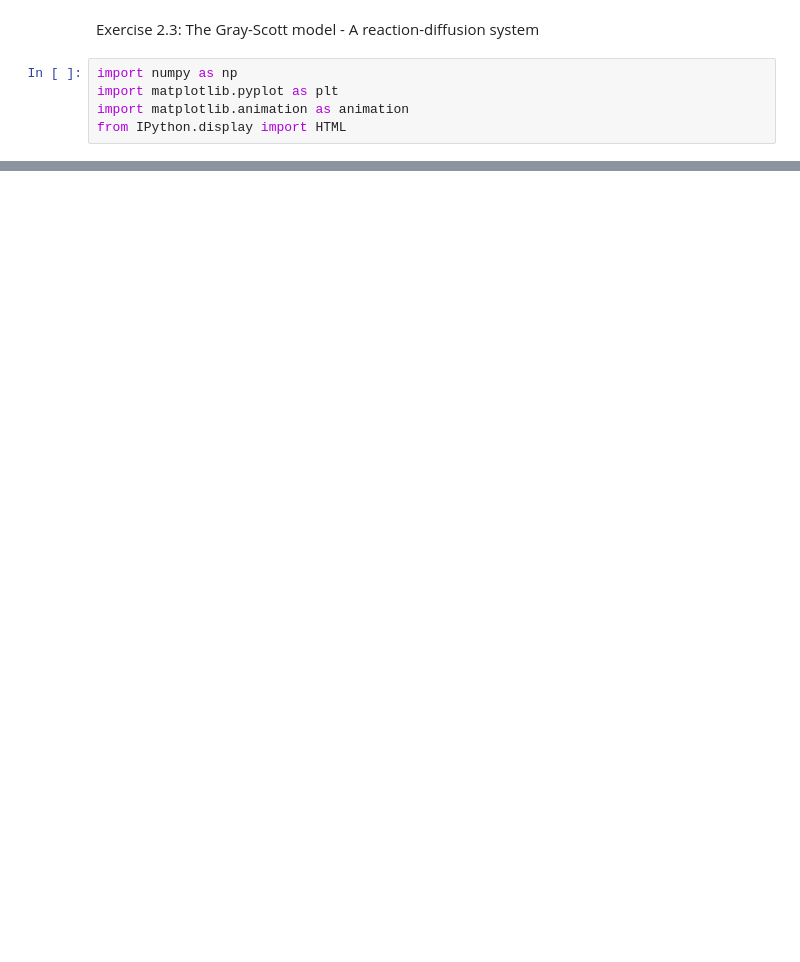
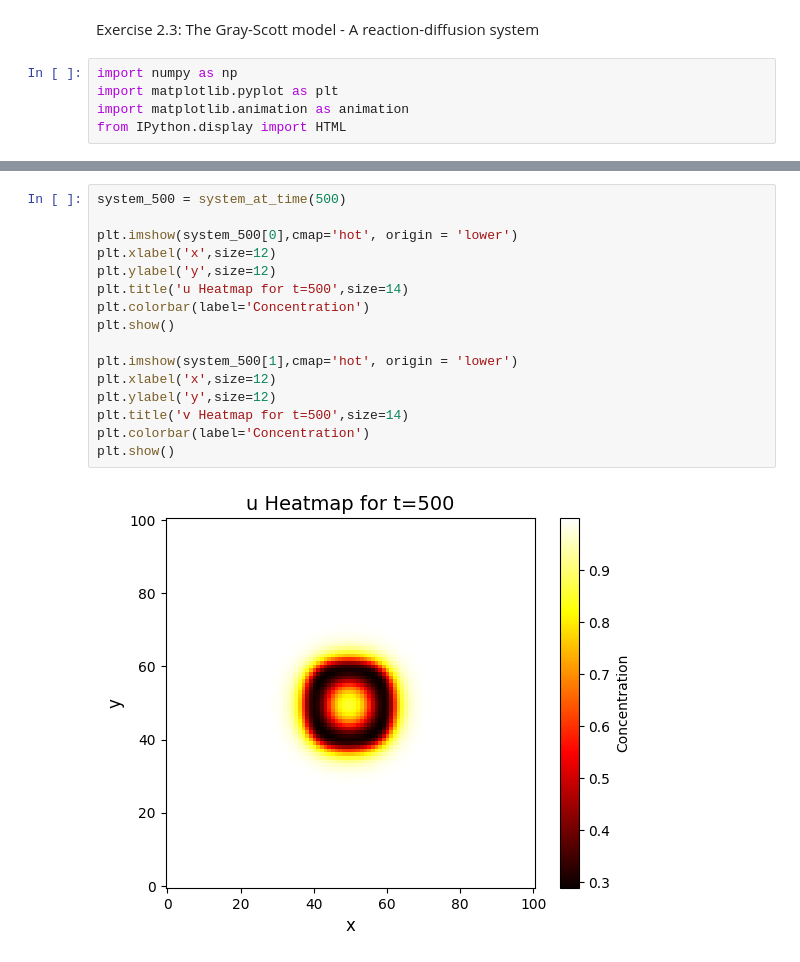
Before and after one commit to Marindevandijk/Scientific_Computing_Assignment2, a Jupyter notebook: ex2.3.ipynb, the cells around one changed output, grey strips where cells are left out. Drawn from its saved outputs; the diff is of its cells as text; blank space fills up the shorter version.

```diff
--- a/ex2.3.ipynb
+++ b/ex2.3.ipynb
@@ -53,0 +70,18 @@ system_1000 = system_at_time(1000)
+# %%
+system_500 = system_at_time(500)
+
+plt.imshow(system_500[0],cmap='hot', origin = 'lower')
+plt.xlabel('x',size=12)
+plt.ylabel('y',size=12)
+plt.title('u Heatmap for t=500',size=14)
+plt.colorbar(label='Concentration')
+plt.show()
+
+plt.imshow(system_500[1],cmap='hot', origin = 'lower')
+plt.xlabel('x',size=12)
+plt.ylabel('y',size=12)
+plt.title('v Heatmap for t=500',size=14)
+plt.colorbar(label='Concentration')
+plt.show()
+# %% [output]
+[figure, added]
```
Also changed, not shown: parts of 9 cells of this notebook.
